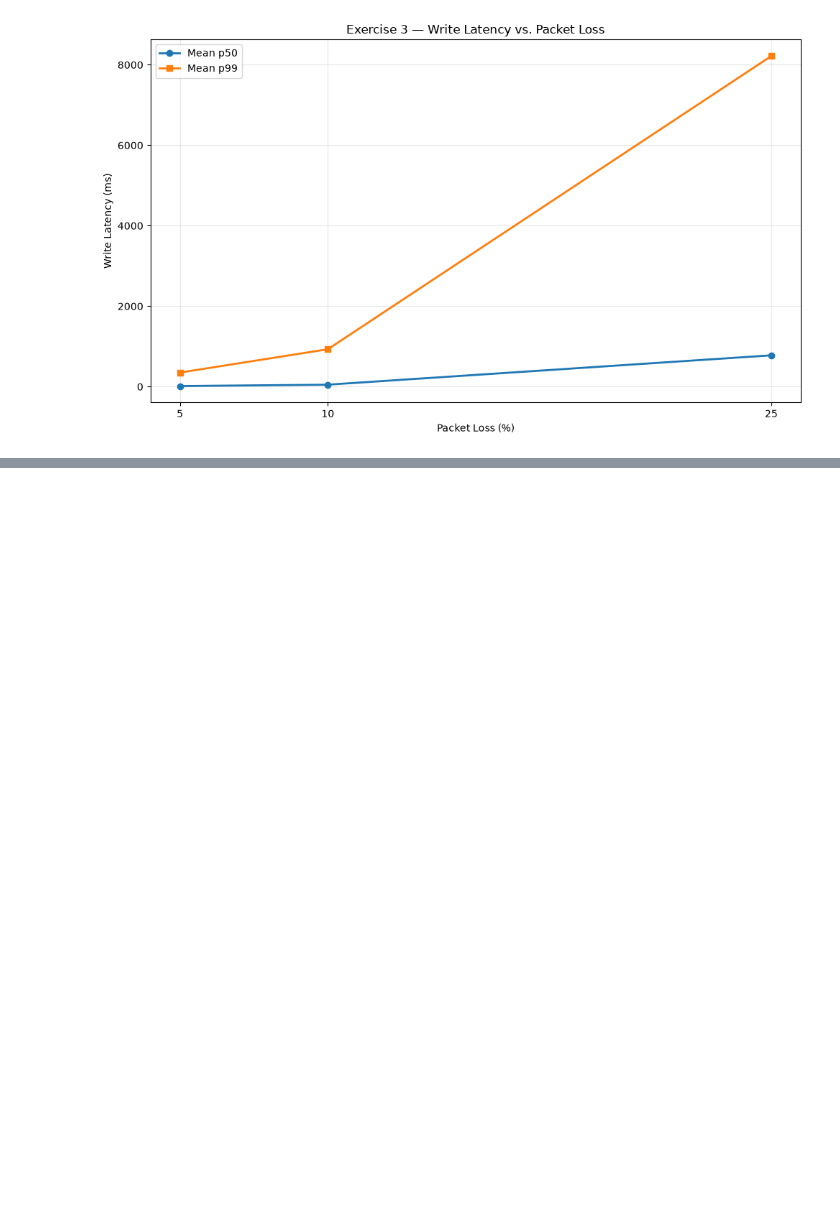
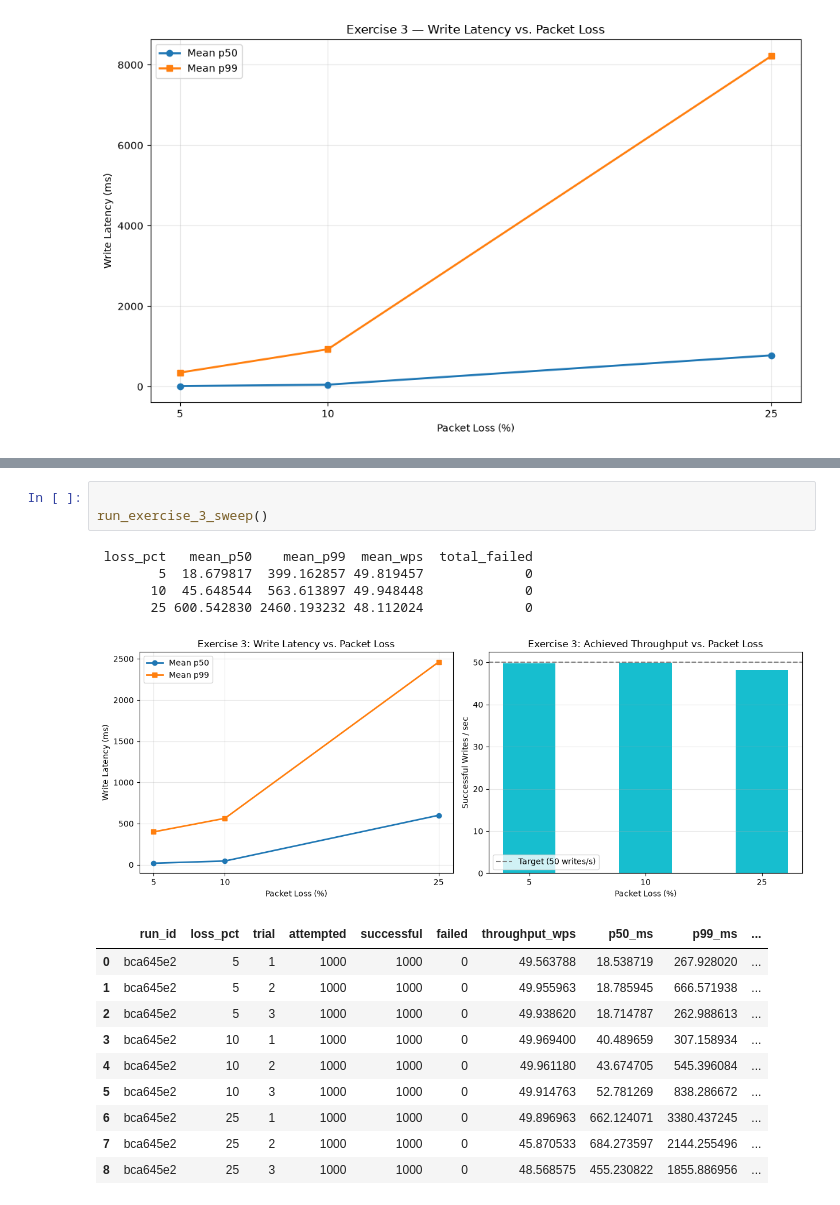
Before and after one commit to PowersOfEight/CSIS604, a Jupyter notebook: raft/604 Team Project Deliverable.ipynb, the cells around one changed output, grey strips where cells are left out. Saved outputs shown, nothing was run; the diff lists cells and outputs as text; blank space fills up the shorter version.

Commit message:
Established results for exercise 3

```diff
--- a/raft/604 Team Project Deliverable.ipynb
+++ b/raft/604 Team Project Deliverable.ipynb
@@ -739,0 +941,19 @@ plt.show()
+# %%
+
+run_exercise_3_sweep()
+# %% [output]
+ loss_pct   mean_p50    mean_p99  mean_wps  total_failed
+        5  18.679817  399.162857 49.819457             0
+       10  45.648544  563.613897 49.948448             0
+       25 600.542830 2460.193232 48.112024             0
+[figure, added]
+|  | run_id | loss_pct | trial | attempted | successful | failed | throughput_wps | p50_ms | p99_ms | ... |
+| 0 | bca645e2 | 5 | 1 | 1000 | 1000 | 0 | 49.563788 | 18.538719 | 267.928020 | ... |
+| 1 | bca645e2 | 5 | 2 | 1000 | 1000 | 0 | 49.955963 | 18.785945 | 666.571938 | ... |
+| 2 | bca645e2 | 5 | 3 | 1000 | 1000 | 0 | 49.938620 | 18.714787 | 262.988613 | ... |
+| 3 | bca645e2 | 10 | 1 | 1000 | 1000 | 0 | 49.969400 | 40.489659 | 307.158934 | ... |
+| 4 | bca645e2 | 10 | 2 | 1000 | 1000 | 0 | 49.961180 | 43.674705 | 545.396084 | ... |
+| 5 | bca645e2 | 10 | 3 | 1000 | 1000 | 0 | 49.914763 | 52.781269 | 838.286672 | ... |
+| 6 | bca645e2 | 25 | 1 | 1000 | 1000 | 0 | 49.896963 | 662.124071 | 3380.437245 | ... |
+| 7 | bca645e2 | 25 | 2 | 1000 | 1000 | 0 | 45.870533 | 684.273597 | 2144.255496 | ... |
+| 8 | bca645e2 | 25 | 3 | 1000 | 1000 | 0 | 48.568575 | 455.230822 | 1855.886956 | ... |
```
Also changed, not shown: parts of 5 cells of this notebook.
